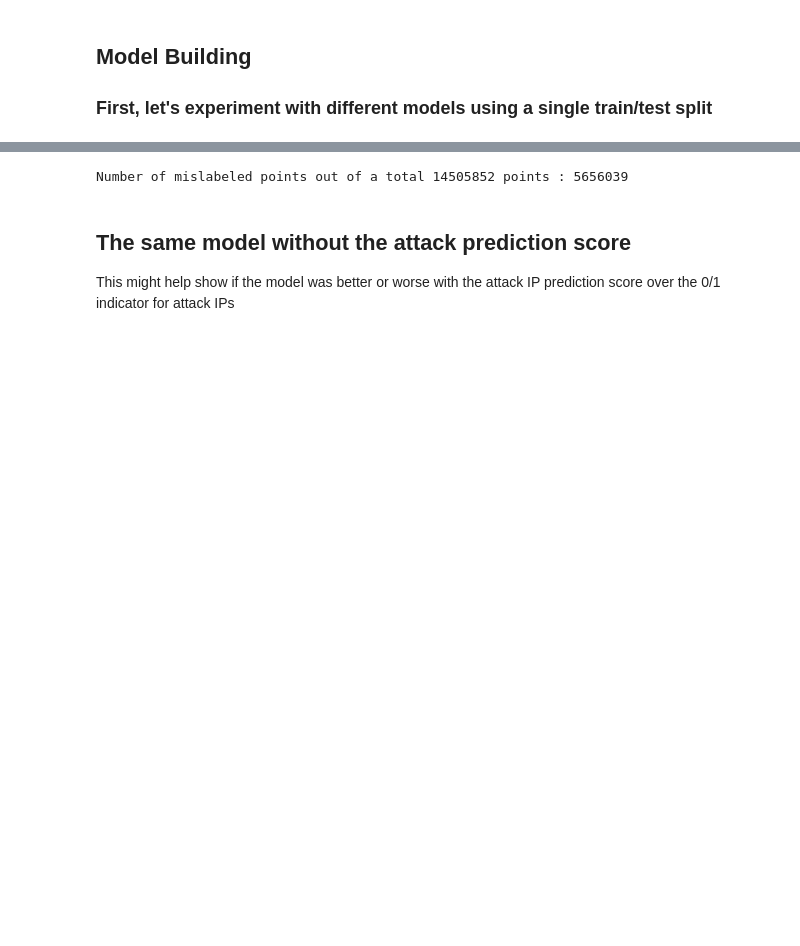
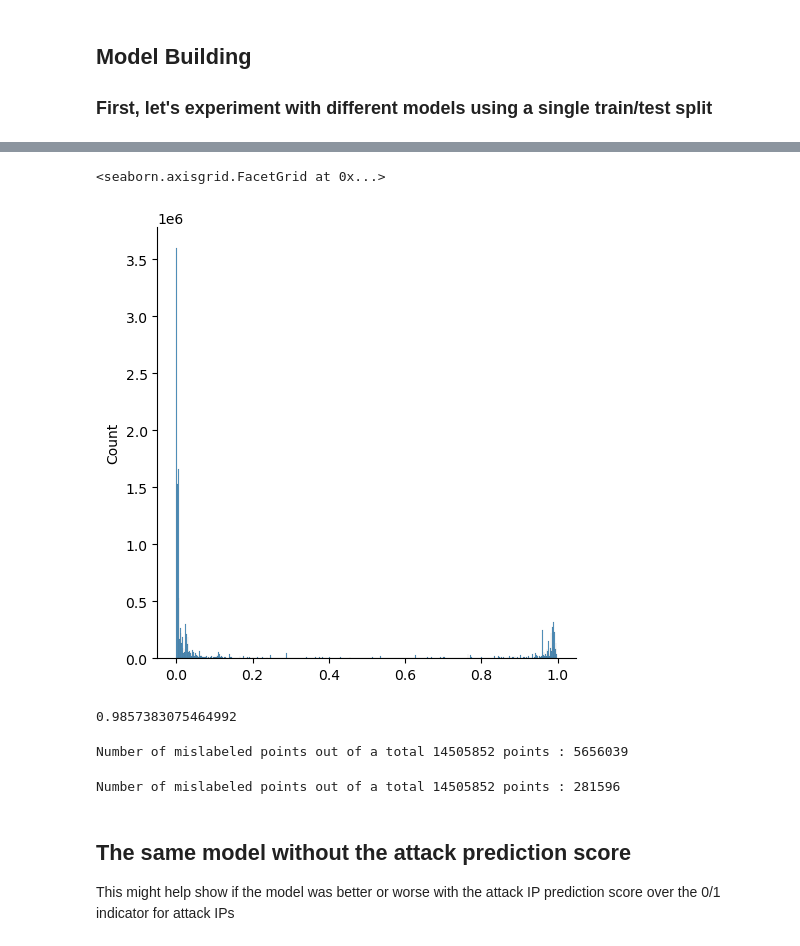
Before and after one commit to nickbookjhu/en625742, a Jupyter notebook: notebooks/model.ipynb, the cells around one changed output, grey strips where cells are left out. Cells and saved outputs as stored; diff of their text form; code cells hidden in the pictures; blank space fills up the shorter version.

```diff
--- a/notebooks/model.ipynb
+++ b/notebooks/model.ipynb
@@ -108,3 +121,15 @@ Number of mislabeled points out of a total 14505852 points : 206876
+# %%
+pred_proba = gbdt_clf.predict_proba(X_test)
+# %%
+sns.displot(pred_proba[:,1])
+# %% [output]
+<seaborn.axisgrid.FacetGrid at 0x...>
+[figure, added]
+# %%
+from sklearn.metrics import confusion_matrix, accuracy_score, roc_auc_score
+accuracy_score(y_test, y_pred)
+# %% [output]
+0.9857383075464992
 # %%
 nc = NearestCentroid()
 y_pred = nc.fit(X_train, y_train).predict(X_test)
@@ -112,6 +137,13 @@ print("Number of mislabeled points out of a total %d points : %d"
       % (X_test.shape[0], (y_test != y_pred).sum()))
 # %% [output]
 Number of mislabeled points out of a total 14505852 points : 5656039
+# %%
+gbdt_clf = GradientBoostingClassifier()
+y_pred = gbdt_clf.fit(X_train, y_train).predict(X_test)
+print("Number of mislabeled points out of a total %d points : %d"
+      % (X_test.shape[0], (y_test != y_pred).sum()))
+# %% [output]
+Number of mislabeled points out of a total 14505852 points : 281596
 # %%
 # TODO: Try more models. Do hyperparameter tuning. Complete 10-fold cross val on final model.
 # %% [markdown]
```
Also changed, not shown: parts of 5 cells of this notebook.
